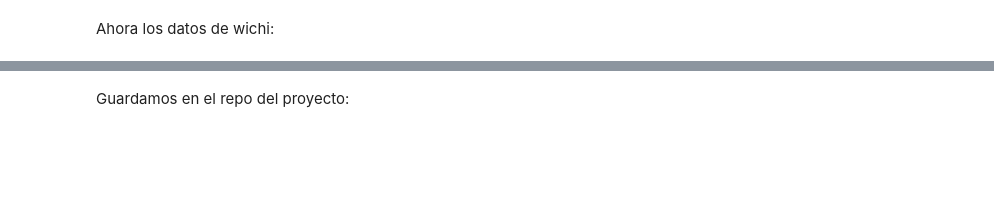
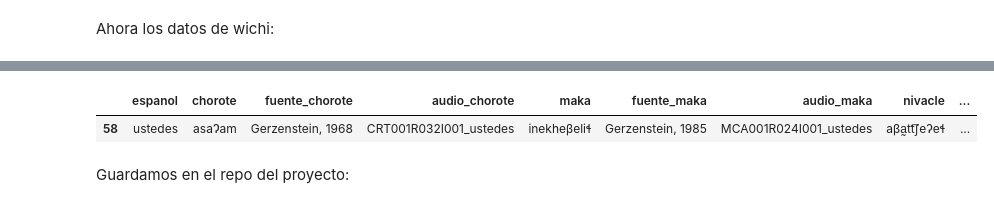
Before and after one commit to nidiah/PICT-2020, a Jupyter notebook: update-mataguayas-comp-audio.ipynb, the cells around one changed output, grey strips where cells are left out. Cells and saved outputs as stored; diff of their text form; code cells hidden in the pictures; blank space fills up the shorter version.

```diff
--- a/update-mataguayas-comp-audio.ipynb
+++ b/update-mataguayas-comp-audio.ipynb
@@ -211,3 +209,8 @@ new_mataguayas_comp
+# %%
+new_mataguayas_comp[new_mataguayas_comp['espanol']== 'ustedes']
+# %% [output]
+|  | espanol | chorote | fuente_chorote | audio_chorote | maka | fuente_maka | audio_maka | nivacle | ... |
+| 58 | ustedes | asaɁam | Gerzenstein, 1968 | CRT001R032I001_ustedes | inekheβeliɬ | Gerzenstein, 1985 | MCA001R024I001_ustedes | aβa̰tt͡ʃeʔeɬ | ... |
 # %% [markdown]
 Guardamos en el repo del proyecto:
 # %%
```
Also changed, not shown: parts of 13 cells of this notebook.
